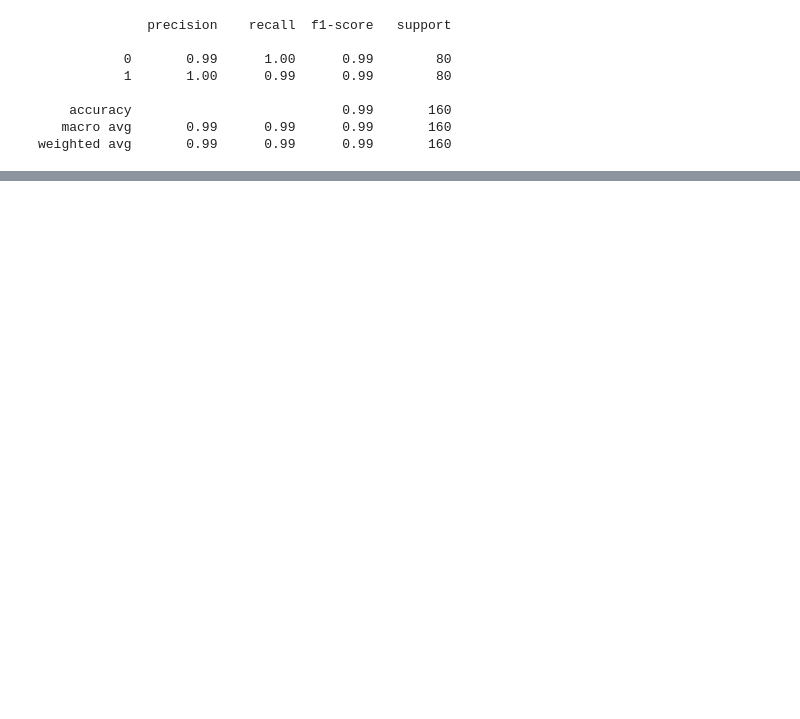
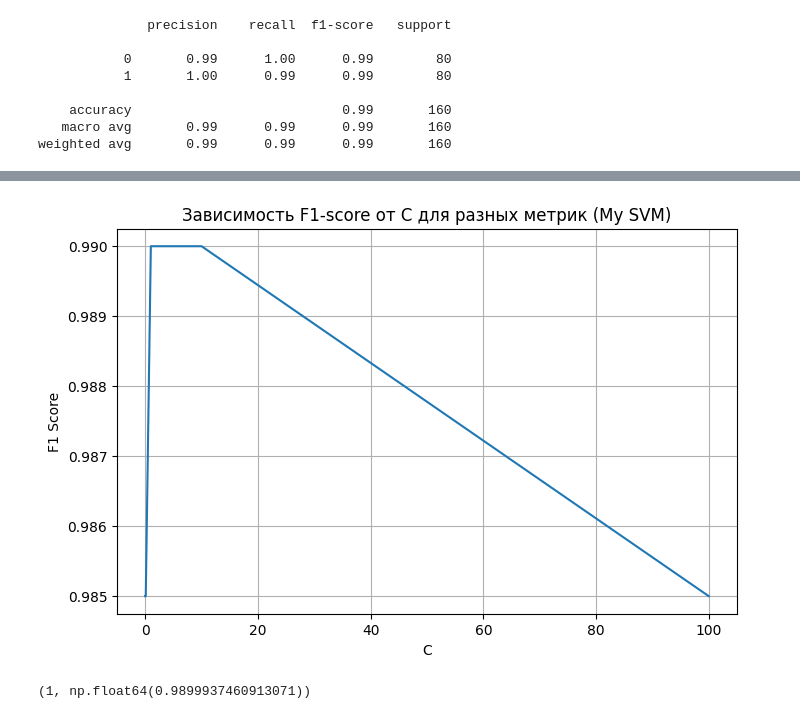
Before and after one commit to Kabane-UN/NLP_BMSTU, a Jupyter notebook: Task5.2/main.ipynb, the cells around one changed output, grey strips where cells are left out. Cells and saved outputs as stored; diff of their text form; code cells hidden in the pictures; blank space fills up the shorter version.

```diff
--- a/Task5.2/main.ipynb
+++ b/Task5.2/main.ipynb
@@ -205,0 +291,6 @@ weighted avg       0.98      0.98      0.98       160
+# %%
+sk_lreg = LogisticRegression()
+sk_lreg.fit(X_train, y_train)
+
+y_pred = sk_lreg.predict(X_test)
+print(classification_report(y_test, y_pred))
@@ -205,0 +306,37 @@ weighted avg       0.98      0.98      0.98       160
+# %%
+def find_params(model, X_train, y_train, name, k_values=np.logspace(-5, 1, 50)):
+    skf = StratifiedKFold(n_splits=5, shuffle=True, random_state=42)
+
+    results = []
+    res_f1 = -np.inf
+    res_alpha = None
+
+    for k in k_values:
+        f1_scores = []
+        for train_idx, val_idx in skf.split(X_train, y_train):
+            X_tr, X_val = X_train[train_idx], X_train[val_idx]
+            y_tr, y_val = y_train[train_idx], y_train[val_idx]
+            clf = model(C=k)
+            clf.fit(X_tr, y_tr)
+            y_pred = clf.predict(X_val)
+            f1_scores.append(f1_score(y_val, y_pred, average='macro'))
+        mean_f1 = np.mean(f1_scores)
+        if mean_f1>res_f1:
+            res_f1 = mean_f1
+            res_alpha = k
+        results.append(np.mean(f1_scores))
+
+    plt.figure(figsize=(8, 5))
+    plt.plot(k_values, results)
+    plt.xlabel('C')
+    plt.ylabel('F1 Score')
+    plt.title(f'Зависимость F1-score от C для разных метрик ({name})')
+    plt.grid(True)
+    plt.show()
+    return (res_alpha, res_f1)
+# %%
+res_alpha, res_f1 = find_params(MySVM, X_train, y_train, "My SVM", k_values=[0.001, 0.01, 0.1, 1, 10, 100])
+res_alpha, res_f1
+# %% [output]
+[figure, added]
+(1, np.float64(0.9899937460913071))
```
Also changed, not shown: parts of 12 cells of this notebook, 5 other files.
